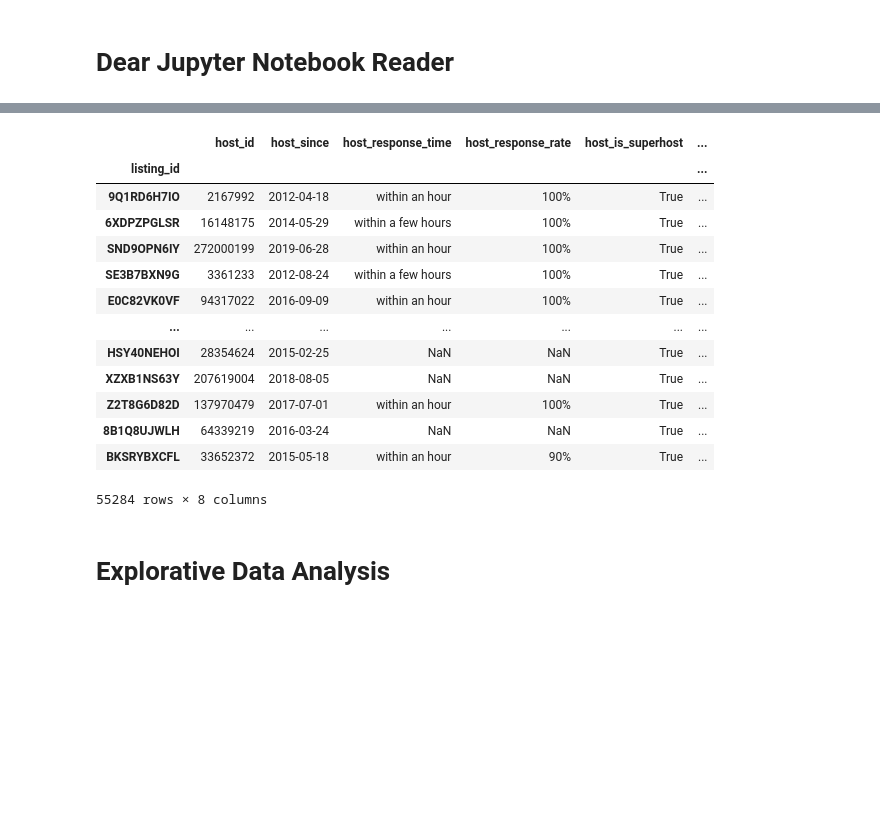
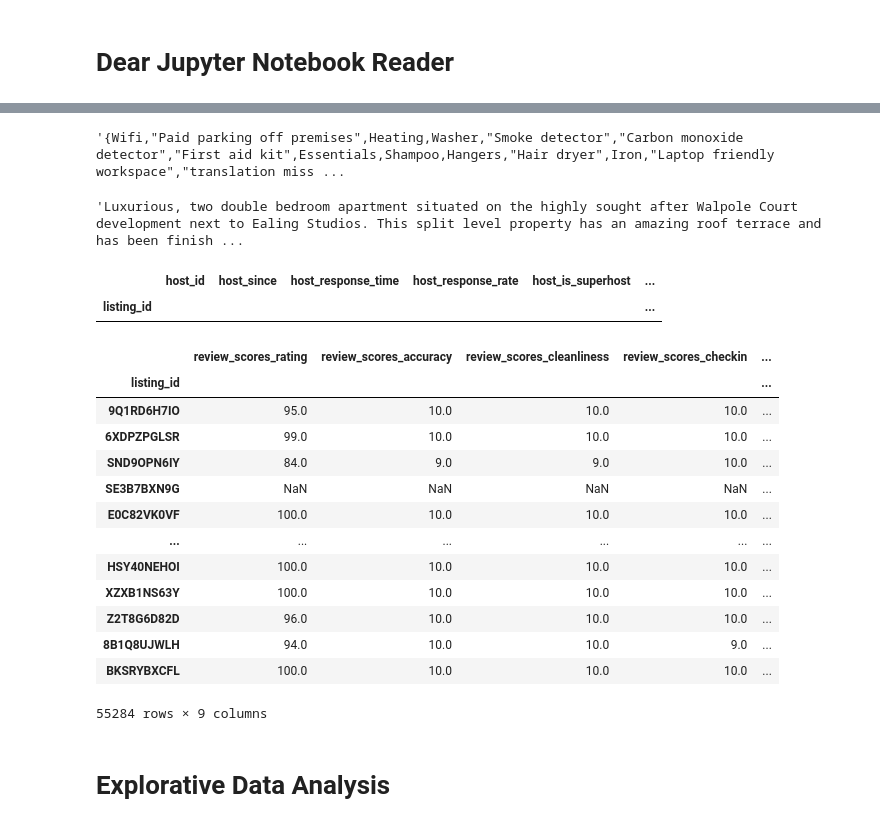
Before and after one commit to Janalytics94/AirBnBpricePredictor, a Jupyter notebook: airbnb.ipynb, the cells around one changed output, grey strips where cells are left out. Cells and saved outputs as stored; diff of their text form; code cells hidden in the pictures; blank space fills up the shorter version.

```diff
--- a/airbnb.ipynb
+++ b/airbnb.ipynb
@@ -23,5 +25,5 @@ from src import Textprocessor as tp
 # %%
 # read in data set
-train = helpers.read_df('data/train.csv', index_col='listing_id', parse_dates='host_since')
-test = pd.read_csv('data/test.csv', index_col='listing_id', parse_dates='host_since')
-reviews = pd.read_csv('data/reviews.csv', index_col='listing_id')
+train = helpers.read_df('data/train.csv', index_col='listing_id')
+test = helpers.read_df('data/test.csv', index_col='listing_id')
+reviews = helpers.read_df('data/reviews.csv', index_col='listing_id')
@@ -62,17 +60,0 @@ host, airbnb, review_scores = helpers.split_df(train)
-# %%
-host
-# %% [output]
-|  | host_id | host_since | host_response_time | host_response_rate | host_is_superhost | ... |
-| listing_id |  |  |  |  |  | ... |
-| 9Q1RD6H7IO | 2167992 | 2012-04-18 | within an hour | 100% | True | ... |
-| 6XDPZPGLSR | 16148175 | 2014-05-29 | within a few hours | 100% | True | ... |
-| SND9OPN6IY | 272000199 | 2019-06-28 | within an hour | 100% | True | ... |
-| SE3B7BXN9G | 3361233 | 2012-08-24 | within a few hours | 100% | True | ... |
-| E0C82VK0VF | 94317022 | 2016-09-09 | within an hour | 100% | True | ... |
-| ... | ... | ... | ... | ... | ... | ... |
-| HSY40NEHOI | 28354624 | 2015-02-25 | NaN | NaN | True | ... |
-| XZXB1NS63Y | 207619004 | 2018-08-05 | NaN | NaN | True | ... |
-| Z2T8G6D82D | 137970479 | 2017-07-01 | within an hour | 100% | True | ... |
-| 8B1Q8UJWLH | 64339219 | 2016-03-24 | NaN | NaN | True | ... |
-| BKSRYBXCFL | 33652372 | 2015-05-18 | within an hour | 90% | True | ... |
-55284 rows × 8 columns
@@ -79,3 +64,33 @@ host
+# %%
+airbnb.amenities[0]
+# %% [output]
+'{Wifi,"Paid parking off premises",Heating,Washer,"Smoke detector","Carbon monoxide detector","First aid kit",Essentials,Shampoo,Hangers,"Hair dryer",Iron,"Laptop friendly workspace","translation miss ...
+# %%
+airbnb.description[6]
+# %% [output]
+'Luxurious, two double bedroom apartment situated on the highly sought after Walpole Court development next to Ealing Studios. This split level property has an amazing roof terrace and has been finish ...
+# %%
+host[host.host_has_profile_pic.isnull()]
+# %% [output]
+|  | host_id | host_since | host_response_time | host_response_rate | host_is_superhost | ... |
+| listing_id |  |  |  |  |  | ... |
+# %%
+review_scores
+# %% [output]
+|  | review_scores_rating | review_scores_accuracy | review_scores_cleanliness | review_scores_checkin | ... |
+| listing_id |  |  |  |  | ... |
+| 9Q1RD6H7IO | 95.0 | 10.0 | 10.0 | 10.0 | ... |
+| 6XDPZPGLSR | 99.0 | 10.0 | 10.0 | 10.0 | ... |
+| SND9OPN6IY | 84.0 | 9.0 | 9.0 | 10.0 | ... |
+| SE3B7BXN9G | NaN | NaN | NaN | NaN | ... |
+| E0C82VK0VF | 100.0 | 10.0 | 10.0 | 10.0 | ... |
+| ... | ... | ... | ... | ... | ... |
+| HSY40NEHOI | 100.0 | 10.0 | 10.0 | 10.0 | ... |
+| XZXB1NS63Y | 100.0 | 10.0 | 10.0 | 10.0 | ... |
+| Z2T8G6D82D | 96.0 | 10.0 | 10.0 | 10.0 | ... |
+| 8B1Q8UJWLH | 94.0 | 10.0 | 10.0 | 9.0 | ... |
+| BKSRYBXCFL | 100.0 | 10.0 | 10.0 | 10.0 | ... |
+55284 rows × 9 columns
 # %% [markdown]
 # Explorative Data Analysis
 # %%
```
Also changed, not shown: parts of 6 cells of this notebook, 7 other files.
